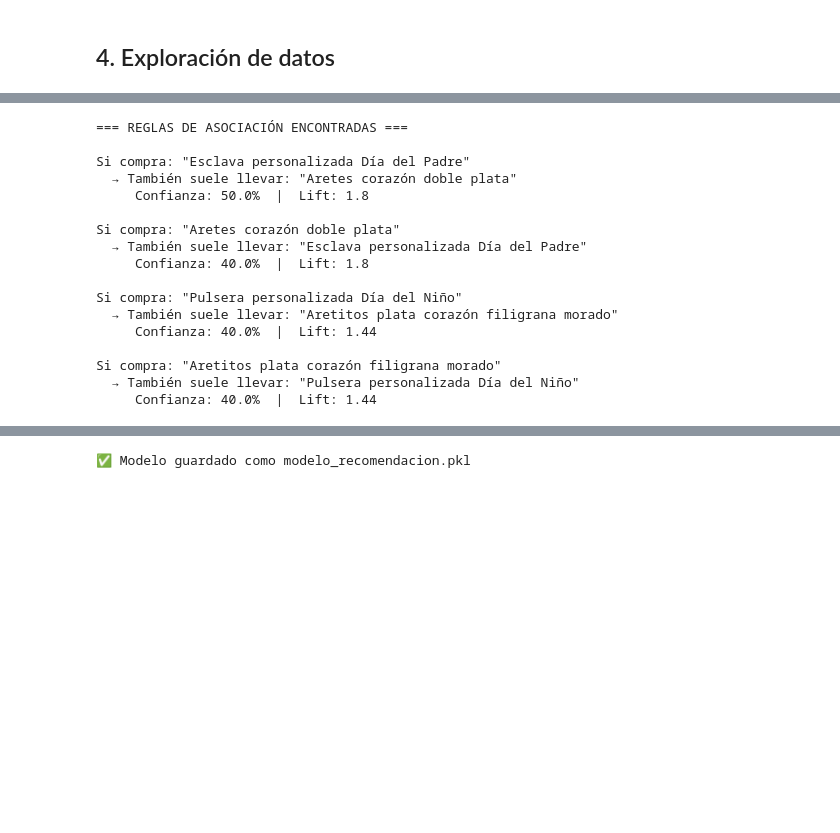
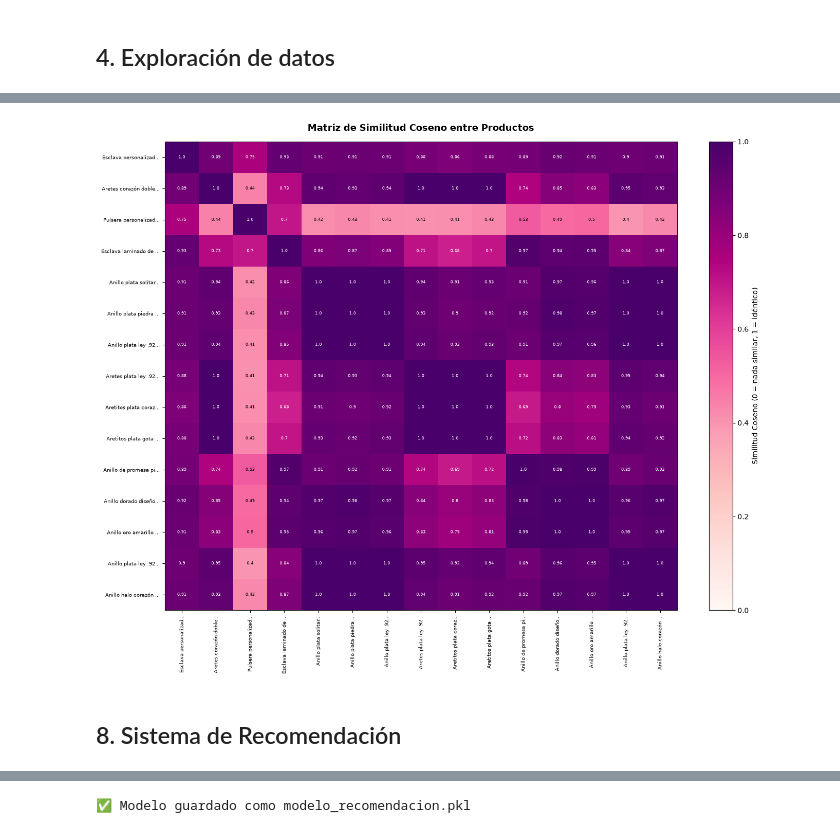
Before and after one commit to joyeria258076-cell/joyeria-diana-laura-ml, a Jupyter notebook: recomendacion.ipynb, the cells around one changed output, grey strips where cells are left out. Cells and saved outputs as stored; diff of their text form; code cells hidden in the pictures; blank space fills up the shorter version.

```diff
--- a/recomendacion.ipynb
+++ b/recomendacion.ipynb
@@ -126,9 +106,0 @@ plt.show()
-# %%
-# Agrupar por venta_id para obtener los tickets
-tickets = df_raw.groupby('venta_id')['producto_nombre'].apply(list).tolist()
-
-print(f'Total de tickets: {len(tickets)}')
-print()
-print('Ejemplo de tickets:')
-for i, t in enumerate(tickets[:5]):
-    print(f'  Ticket {i+1}: {t}')
@@ -199,0 +145,9 @@ Total de reglas generadas: 4
+# %%
+sim_matrix = cosine_similarity(X)
+
+sim_df = pd.DataFrame(sim_matrix, index=df['nombre'], columns=df['nombre'])
+
+print(f'Dimensiones de la matriz de similitud: {sim_matrix.shape}')
+print('(Cada celda indica qué tan similar es un producto con otro — 1.0 = idéntico)')
+print()
+print(sim_df.round(2))
@@ -222,29 +174,24 @@ plt.show()
-# %%
-# Mostrar reglas en formato legible
-print('=== REGLAS DE ASOCIACIÓN ENCONTRADAS ===')
-print()
-for _, row in rules.iterrows():
-    antecedente = list(row['antecedents'])[0]
-    consecuente = list(row['consequents'])[0]
-    print(f'Si compra: "{antecedente}"')
-    print(f'  → También suele llevar: "{consecuente}"')
-    print(f'     Confianza: {round(row["confidence"]*100, 1)}%  |  Lift: {round(row["lift"], 2)}')
-    print()
-# %% [output]
-=== REGLAS DE ASOCIACIÓN ENCONTRADAS ===
-
-Si compra: "Esclava personalizada Día del Padre"
-  → También suele llevar: "Aretes corazón doble plata"
-     Confianza: 50.0%  |  Lift: 1.8
-
-Si compra: "Aretes corazón doble plata"
-  → También suele llevar: "Esclava personalizada Día del Padre"
-     Confianza: 40.0%  |  Lift: 1.8
-
-Si compra: "Pulsera personalizada Día del Niño"
-  → También suele llevar: "Aretitos plata corazón filigrana morado"
-     Confianza: 40.0%  |  Lift: 1.44
-
-Si compra: "Aretitos plata corazón filigrana morado"
-  → También suele llevar: "Pulsera personalizada Día del Niño"
-     Confianza: 40.0%  |  Lift: 1.44
+# %%
+fig, ax = plt.subplots(figsize=(14, 11))
+im = ax.imshow(sim_matrix, cmap='RdPu', aspect='auto', vmin=0, vmax=1)
+plt.colorbar(im, label='Similitud Coseno (0 = nada similar, 1 = idéntico)')
+
+nombres_cortos = [n[:20] + '...' if len(n) > 20 else n for n in df['nombre']]
+ax.set_xticks(range(len(df)))
+ax.set_yticks(range(len(df)))
+ax.set_xticklabels(nombres_cortos, rotation=90, fontsize=7)
+ax.set_yticklabels(nombres_cortos, fontsize=7)
+
+for i in range(len(df)):
+    for j in range(len(df)):
+        val = round(sim_matrix[i, j], 2)
+        color = 'white' if sim_matrix[i, j] > 0.6 else 'black'
+        ax.text(j, i, str(val), ha='center', va='center', fontsize=6, color=color)
+
+ax.set_title('Matriz de Similitud Coseno entre Productos', fontsize=13, fontweight='bold', pad=15)
+plt.tight_layout()
+plt.show()
+# %% [output]
+[figure, added]
+# %% [markdown]
+## 8. Sistema de Recomendación
```
Also changed, not shown: parts of 27 cells of this notebook, 1 other file.
